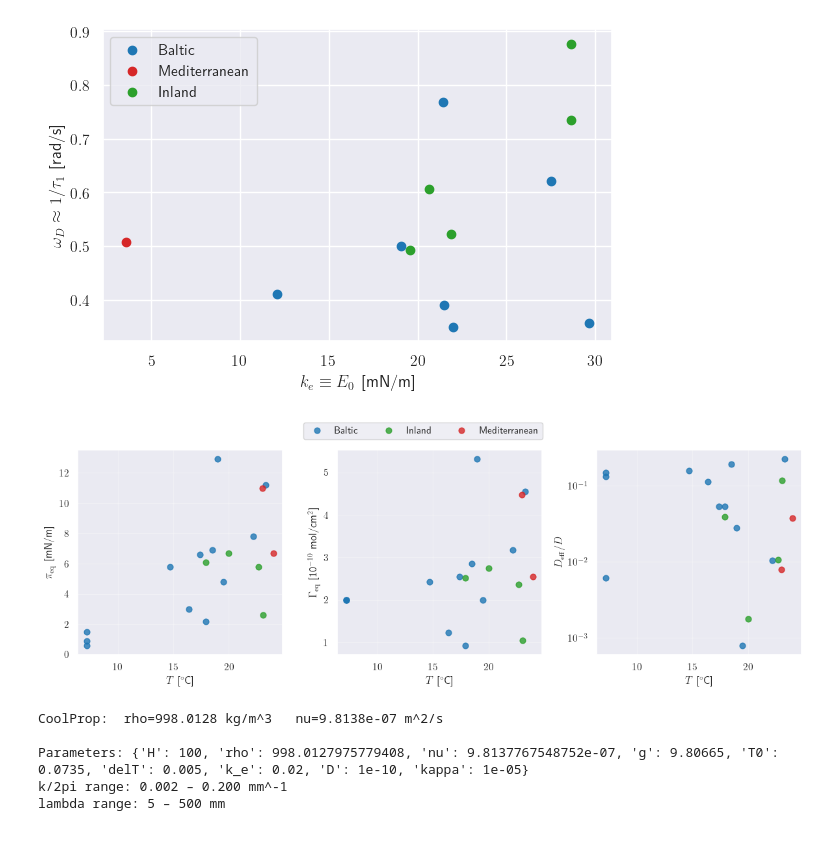
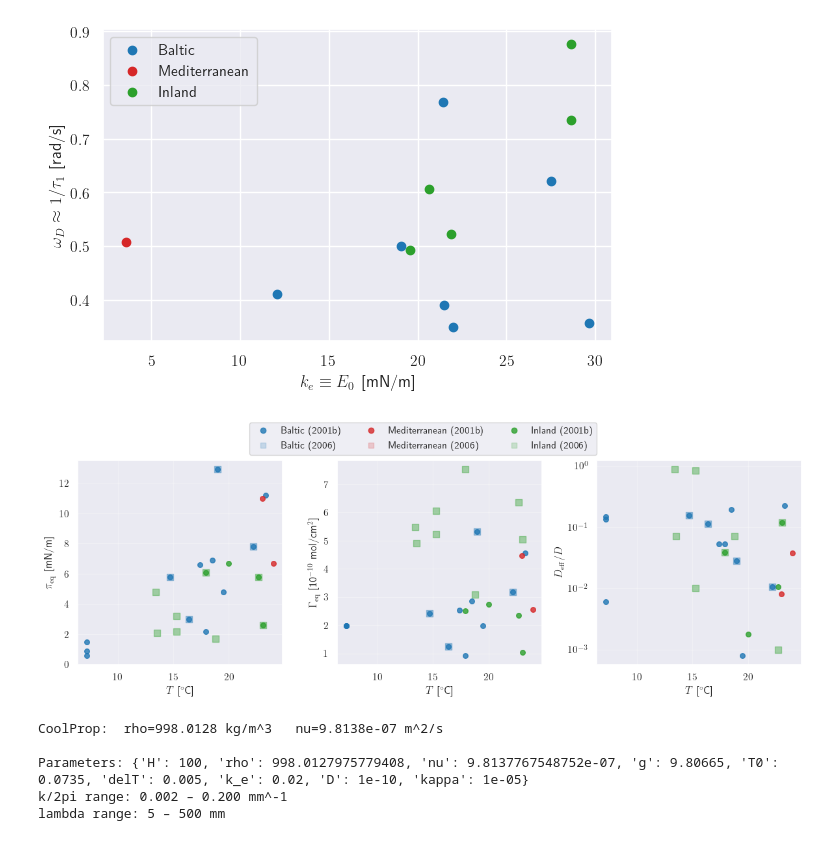
Before and after one commit to InbarMaimon/ProjectAquarium, a Jupyter notebook: notes/dispersion_plots.ipynb, the cells around one changed output. Drawn from its saved outputs; the diff is of its cells as text; code cells hidden in the pictures.

```diff
--- a/notes/dispersion_plots.ipynb
+++ b/notes/dispersion_plots.ipynb
@@ -2,12 +2,17 @@
 # imports
 import warnings
 from importlib import reload as mreload
+import math
 import numpy as np
 import scipy as sp
+from scipy.optimize import root
 import matplotlib.pyplot as plt
 from matplotlib.ticker import LogLocator, LogFormatter, FuncFormatter
 import seaborn as sns
 import dispersion as dsp
+plt.rcParams['text.usetex'] = False
+
+from ipywidgets import interact, FloatLogSlider, FloatSlider
 # %%
 twopi = 2*np.pi
 # %% [markdown]
@@ -110,31 +176,44 @@ plt.show()
 # %% [output]
 [figure]
 # %%
+from matplotlib.lines import Line2D
+
 colors = {"Baltic": "tab:blue", "Mediterranean": "tab:red", "Inland": "tab:green"}
 params = [
     ("pi_eq",         r"$\pi_{\mathrm{eq}}$ [mN/m]",          "linear"),
     ("Gamma_eq",      r"$\Gamma_{\mathrm{eq}}$ [10$^{-10}$ mol/cm$^2$]", "linear"),
     ("D_eff_over_D",  r"$D_{\mathrm{eff}}/D$",                "log")
 ]
 
 fig, axes = plt.subplots(1, 3, figsize=(12, 4), sharex=True)
 for ax, (key, ylabel, yscale) in zip(axes.flat, params):
     for s in pogorzelski_2001b_table1:
         if s[key] is None or s["T_C"] is None:
             continue
-        ax.scatter(s["T_C"], s[key], c=colors[s["region"]], label=s["region"], s=40, alpha=0.8)
+        ax.scatter(s["T_C"], s[key], c=colors[s["region"]], s=30, alpha=0.8)
+    for s in pogorzelski_2006_kinetics:
+        if s[key] is None or s["T_C"] is None:
+            continue
+        ax.scatter(s["T_C"], s[key], c=colors[s["region"]], s=50, marker='s', alpha=0.4)
     ax.set_ylabel(ylabel)
     ax.set_yscale(yscale)
     ax.grid(alpha=0.3)
     ax.set_xlabel(r"$T$ [$^\circ$C]")
 
-handles, labels = axes[0].get_legend_handles_labels()
-by_label = dict(zip(labels, handles))
-fig.legend(by_label.values(), by_label.keys(), loc="upper center", ncol=3, bbox_to_anchor=(0.5, 1.08))
+handles_2001b = [
+    Line2D([], [], marker='o', ls='', color=c, alpha=0.8, label=f'{r} (2001b)')
+    for r, c in colors.items()
+]
+handles_2006 = [
+    Line2D([], [], marker='s', ls='', color=c, alpha=0.2, label=f'{r} (2006)')
+    for r, c in colors.items()
+]
+handles = [h for pair in zip(handles_2001b, handles_2006) for h in pair]
+fig.legend(handles=handles, loc="upper center", ncol=3, bbox_to_anchor=(0.5, 1.12))
 fig.tight_layout()
 plt.show()
 # %% [output]
-[figure, old version]
+[figure, new version]
 # %%
 # fixed parameters
 try:
```
Also changed, not shown: parts of 26 cells of this notebook, 5 other files.
